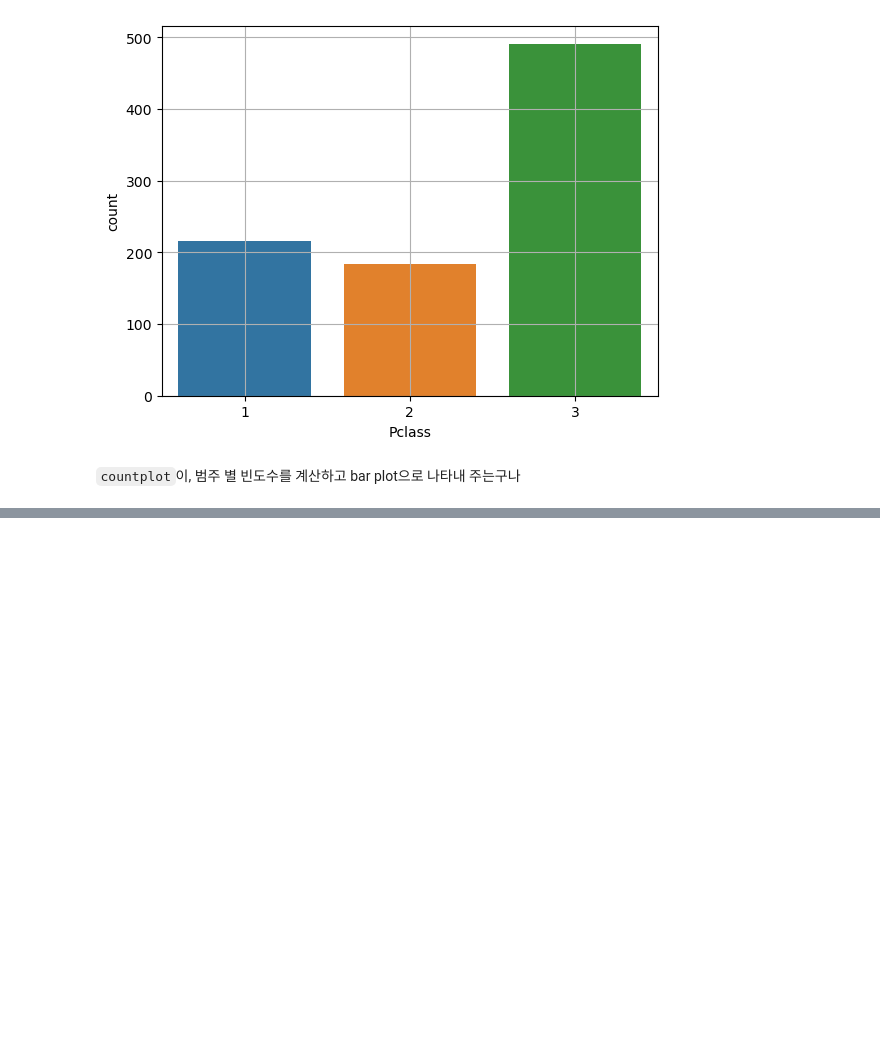
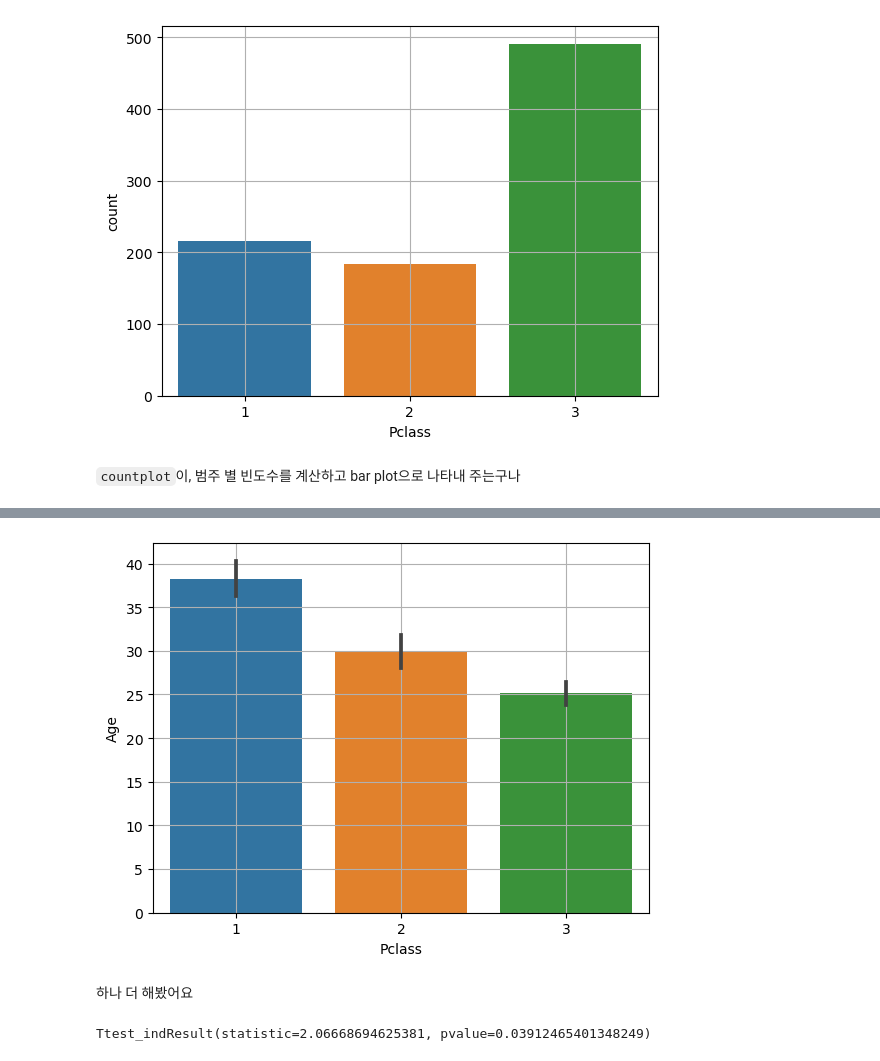
Before and after one commit to yewon-saurus/TIL, a Jupyter notebook: Python/01.numpy_and_pandas.ipynb, the cells around one changed output, grey strips where cells are left out. Cells and saved outputs as stored; diff of their text form; code cells hidden in the pictures; blank space fills up the shorter version.

```diff
--- a/Python/01.numpy_and_pandas.ipynb
+++ b/Python/01.numpy_and_pandas.ipynb
@@ -720,0 +817,16 @@ plt.show()
+# %%
+sns.barplot(x='Pclass',y='Age',data=titanic)
+plt.grid()
+plt.show()
+# %% [output]
+[figure, added]
+# %% [markdown]
+하나 더 해봤어요
+# %%
+tmp = titanic.loc[titanic['Age'].notnull()] # NaN 행 제외
+died = tmp.loc[tmp['Survived']==0, 'Age']
+survived = tmp.loc[tmp['Survived']==1, 'Age']
+
+spst.ttest_ind(died, survived)
+# %% [output]
+Ttest_indResult(statistic=2.06668694625381, pvalue=0.03912465401348249)
```
Also changed, not shown: parts of 33 cells of this notebook.
